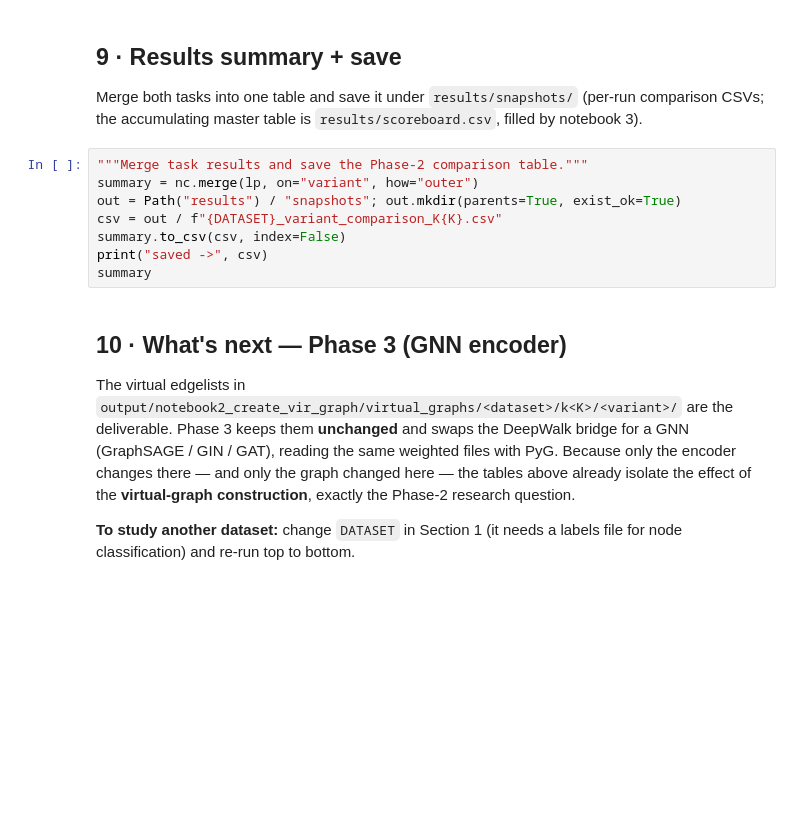
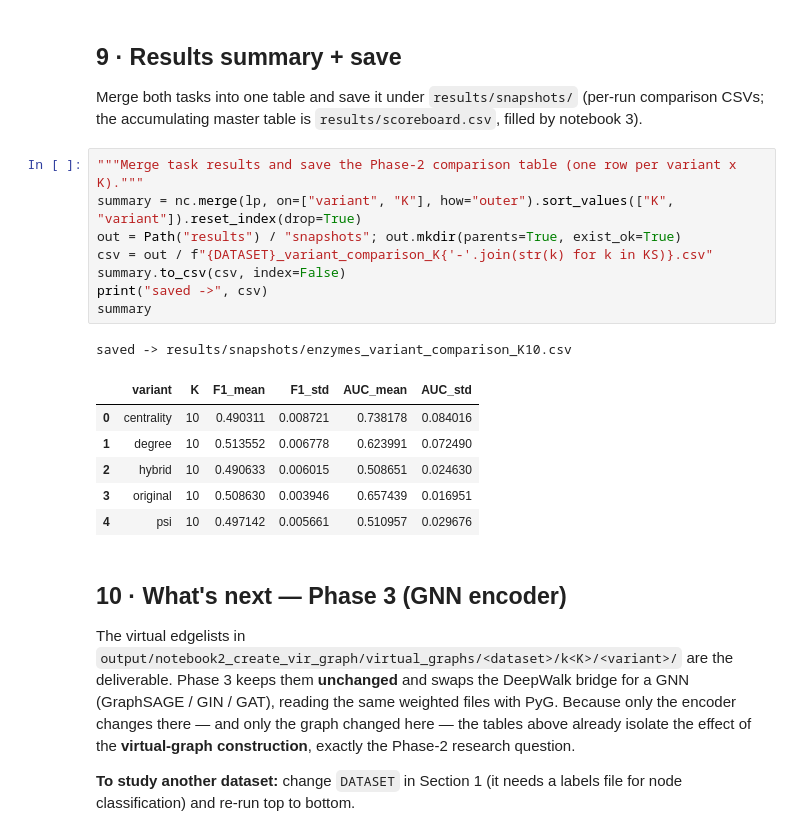
Before and after one commit to SafiUllahAdam/Structure-Aware-Graph-Augmentation-for-GNNs, a Jupyter notebook: notebooks/2-phase_2_virtual_graph.ipynb, the cells around one changed output. Saved outputs shown, nothing was run; the diff lists cells and outputs as text; blank space fills up the shorter version.

```diff
--- a/notebooks/2-phase_2_virtual_graph.ipynb
+++ b/notebooks/2-phase_2_virtual_graph.ipynb
@@ -311,13 +358,21 @@ lp
 
 Merge both tasks into one table and save it under `results/snapshots/` (per-run comparison CSVs; the accumulating master table is `results/scoreboard.csv`, filled by notebook 3).
 # %%
-"""Merge task results and save the Phase-2 comparison table."""
-summary = nc.merge(lp, on="variant", how="outer")
+"""Merge task results and save the Phase-2 comparison table (one row per variant x K)."""
+summary = nc.merge(lp, on=["variant", "K"], how="outer").sort_values(["K", "variant"]).reset_index(drop=True)
 out = Path("results") / "snapshots"; out.mkdir(parents=True, exist_ok=True)
-csv = out / f"{DATASET}_variant_comparison_K{K}.csv"
+csv = out / f"{DATASET}_variant_comparison_K{'-'.join(str(k) for k in KS)}.csv"
 summary.to_csv(csv, index=False)
 print("saved ->", csv)
 summary
+# %% [output]
+saved -> results/snapshots/enzymes_variant_comparison_K10.csv
+|  | variant | K | F1_mean | F1_std | AUC_mean | AUC_std |
+| 0 | centrality | 10 | 0.490311 | 0.008721 | 0.738178 | 0.084016 |
+| 1 | degree | 10 | 0.513552 | 0.006778 | 0.623991 | 0.072490 |
+| 2 | hybrid | 10 | 0.490633 | 0.006015 | 0.508651 | 0.024630 |
+| 3 | original | 10 | 0.508630 | 0.003946 | 0.657439 | 0.016951 |
+| 4 | psi | 10 | 0.497142 | 0.005661 | 0.510957 | 0.029676 |
 # %% [markdown]
 ## 10 · What's next — Phase 3 (GNN encoder)
 
```
Also changed, not shown: parts of 8 cells of this notebook, 5 other files.
